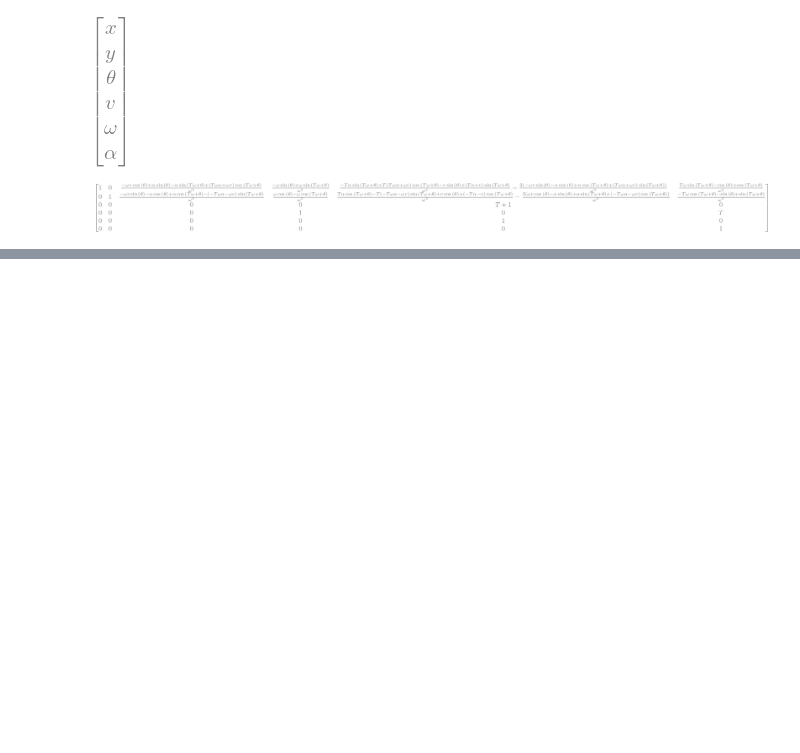
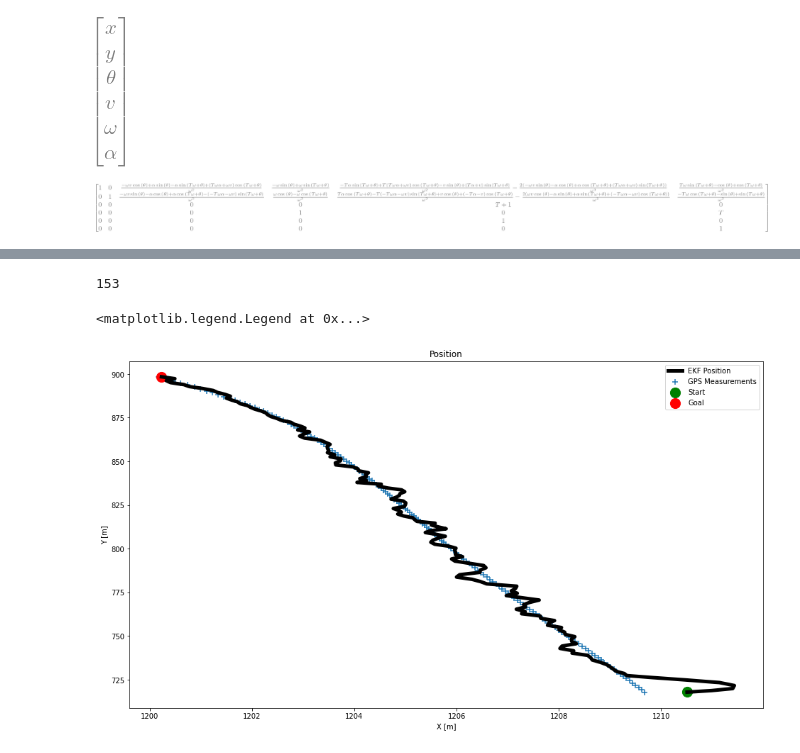
Before and after one commit to jarviskroos7/PATH_vehicle_localization, a Jupyter notebook: code/ekf_6states.ipynb, the cells around one changed output, grey strips where cells are left out. Drawn from its saved outputs; the diff is of its cells as text; code cells hidden in the pictures; blank space fills up the shorter version.

Commit message:
updated ekf_6states notebook

```diff
--- a/code/ekf_6states.ipynb
+++ b/code/ekf_6states.ipynb
@@ -64,12 +82,12 @@ v, theta, omega, dts, x, y, lat, lon, alpha = symbols('v theta \omega T x y lat
 gs = Matrix([[x + (1 / omega**2) * ((v*omega + alpha * omega * dts) * sin(theta + omega * dts) + alpha * cos(theta + omega * dts) - v * omega * sin(theta) - alpha * cos(theta))],
              [y + (1 / omega**2) * ((-v*omega - alpha * omega * dts) * cos(theta + omega * dts) + alpha * sin(theta + omega * dts) + v * omega * cos(theta) - alpha * sin(theta))],
              [omega + omega*dts],
-             [a*dts + v],
+             [alpha*dts + v],
              [omega],
              [alpha]])
 
 # state vector
-state = Matrix([x, y, theta, v, omega, a])
+state = Matrix([x, y, theta, v, omega, alpha])
 gs, state
 # %% [output]
 [figure]
@@ -125,0 +291,48 @@ H, H_jacob
+# %%
+x_est_sample, x_noise, y_noise, x, y = ekf_6_stats(sample_traj)
+# %%
+# measurements
+
+x_noise = sample_traj['x_noise'].values
+y_noise = sample_traj['y_noise'].values
+Vx = sample_traj['Vx'].values
+alpha_Xv = sample_traj['alpha_Xv'].values
+theta = sample_traj['theta'].values/180.0*np.pi             # rad
+omega_Zv = sample_traj['omega_Zv'].values/180.0*np.pi       # rad/s
+
+x = np.matrix([
+    x_noise[0], y_noise[0], theta[0], Vx[0], np.average(omega_Zv), np.average(alpha_Xv)
+]).T
+
+observations = np.vstack((
+    x_noise, y_noise, Vx, omega_Zv, alpha_Xv
+))
+
+m = observations.shape[1]
+print(observations.shape[1])
+
+# Preallocation for Plotting
+x0 = []
+x1 = []
+x2 = []
+x3 = []
+x4 = []
+x5 = []
+Zx = []
+Zy = []
+Px = []
+Py = []
+Pdx= []
+Pdy= []
+Pddx=[]
+Pddy=[]
+Pdv =[]
+Kx = []
+Ky = []
+Kdx= []
+Kdy= []
+Kddx=[]
+Kdv= []
+dstate=[]
+# %% [output]
+153
@@ -125,0 +439,24 @@ H, H_jacob
+# %%
+fig = plt.figure(figsize=(16,9))
+
+# EKF State
+plt.plot(x0, x1, label='EKF Position', c='k', lw=5)
+
+# Measurements
+plt.scatter(sample_traj['x'], sample_traj['y'], s=50, label='GPS Measurements', marker='+')
+#cbar=plt.colorbar(ticks=np.arange(20))
+#cbar.ax.set_ylabel(u'EPE', rotation=270)
+#cbar.ax.set_xlabel(u'm')
+
+# Start/Goal
+plt.scatter(x0[0], x1[0], s=200, label='Start', c='g')
+plt.scatter(x0[-1], x1[-1], s=200, label='Goal', c='r')
+
+plt.xlabel('X [m]')
+plt.ylabel('Y [m]')
+plt.title('Position')
+plt.legend(loc='best')
+# plt.axis('equal')
+# %% [output]
+<matplotlib.legend.Legend at 0x...>
+[figure, added]
```
Also changed, not shown: parts of 20 cells of this notebook.
